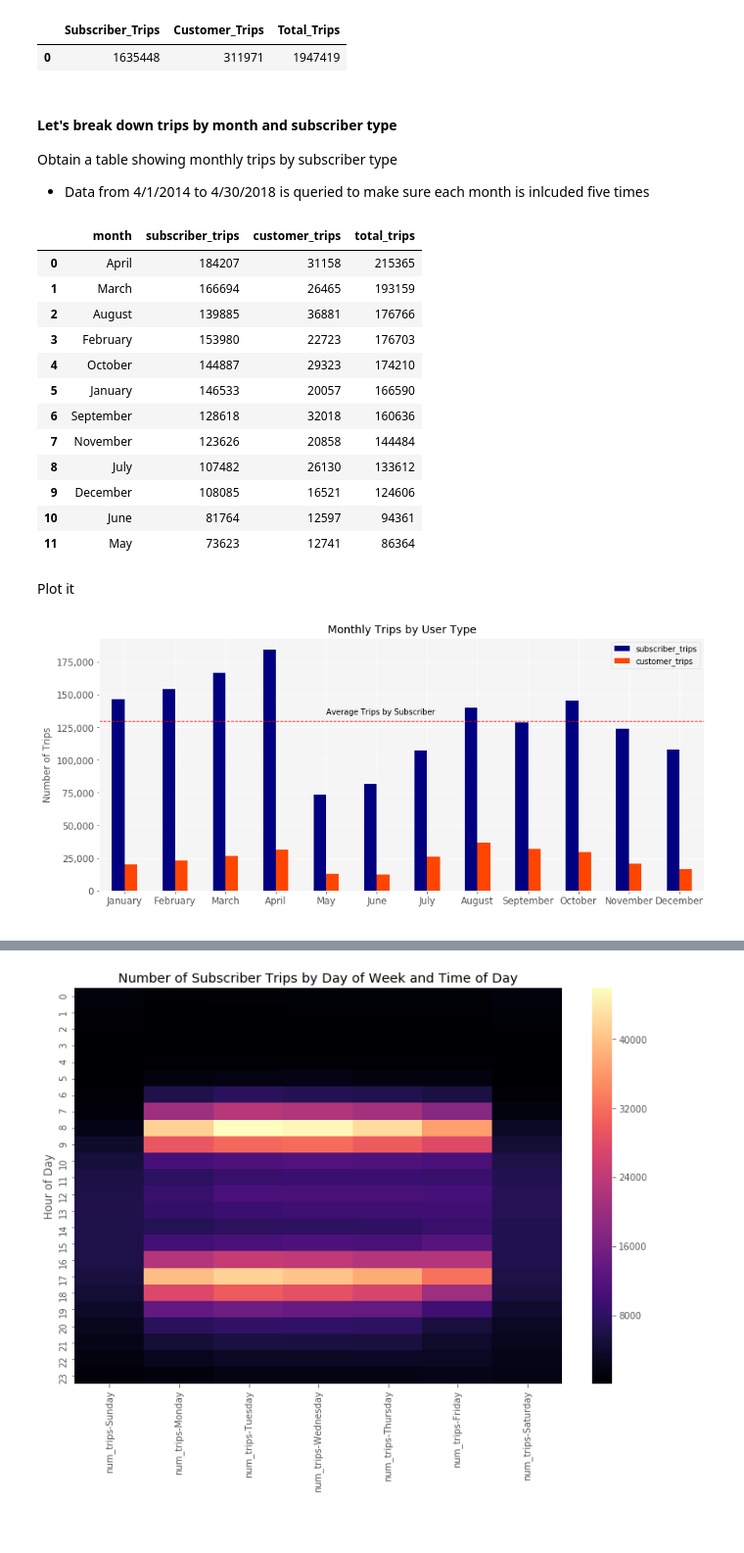
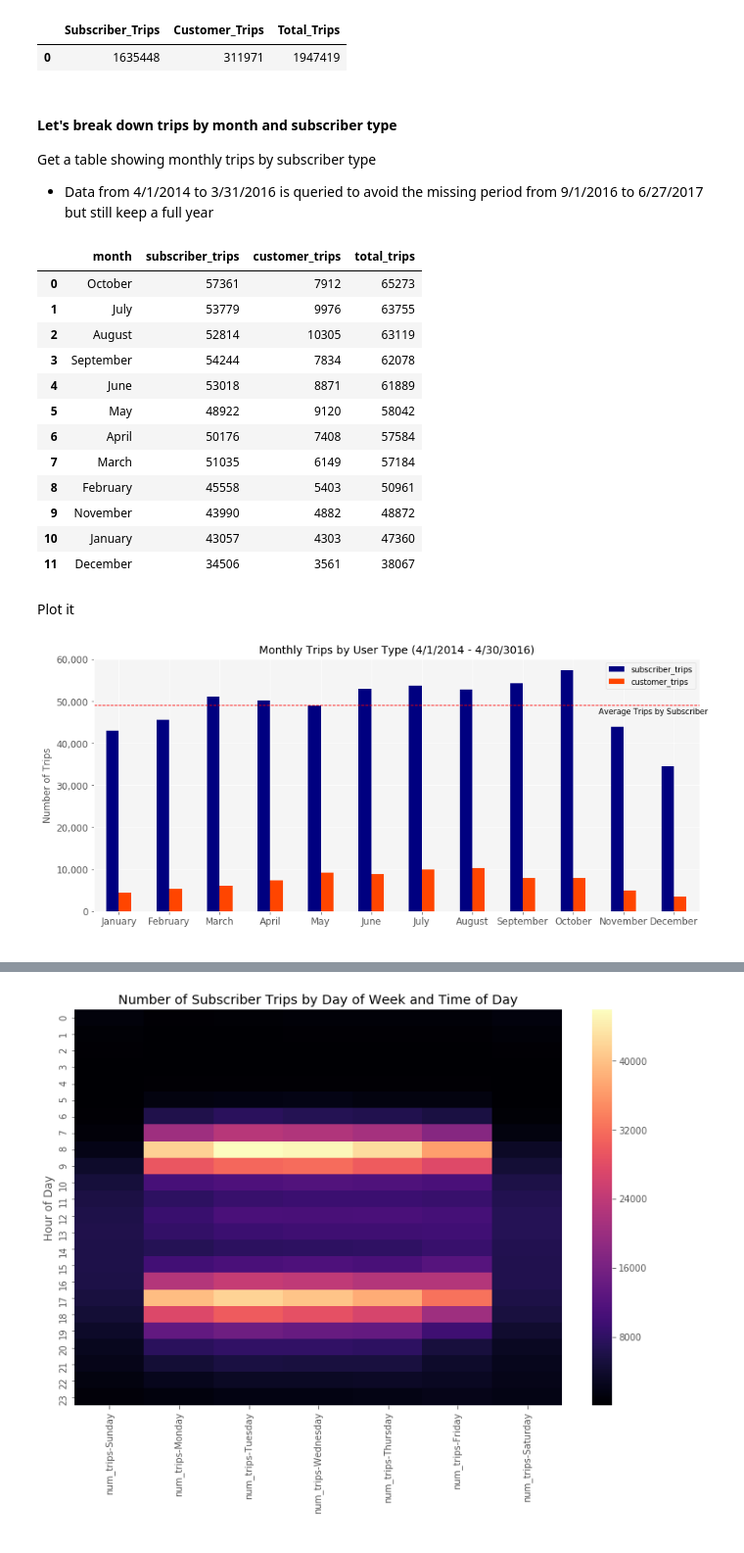
Before and after one commit to chenliny-zz/SF_Bikeshare_BigQuery, a Jupyter notebook: SF_Bikeshare_BigQuery.ipynb, the cells around one changed output, grey strips where cells are left out. Shown: that part at 98% size. Cells and saved outputs as stored; diff of their text form; code cells hidden in the pictures.

```diff
--- a/SF_Bikeshare_BigQuery.ipynb
+++ b/SF_Bikeshare_BigQuery.ipynb
@@ -176,8 +194,8 @@ FROM
 | 0 | 1635448 | 311971 | 1947419 |
 # %% [markdown]
 #### Let's break down trips by month and subscriber type
-Obtain a table showing monthly trips by subscriber type
-- Data from 4/1/2014 to 4/30/2018 is queried to make sure each month is inlcuded five times
+Get a table showing monthly trips by subscriber type
+- Data from 4/1/2014 to 3/31/2016 is queried to avoid the missing period from 9/1/2016 to 6/27/2017 but still keep a full year
 # %%
 trips_by_month_query = """
                  SELECT
@@ -193,7 +211,7 @@ trips_by_month_query = """
                       FROM
                         `bigquery-public-data.san_francisco_bikeshare.bikeshare_trips`
                       WHERE
-                        start_date >= '2014-01-01' AND start_date < '2018-05-01')
+                        start_date >= '2014-04-01' AND start_date < '2016-04-01')
                  GROUP BY
                      1
                  ORDER BY
@@ -204,49 +222,49 @@ trips_by_month = client.query(trips_by_month_query).to_dataframe()
 trips_by_month
 # %% [output]
 |  | month | subscriber_trips | customer_trips | total_trips |
-| 0 | April | 184207 | 31158 | 215365 |
-| 1 | March | 166694 | 26465 | 193159 |
-| 2 | August | 139885 | 36881 | 176766 |
-| 3 | February | 153980 | 22723 | 176703 |
-| 4 | October | 144887 | 29323 | 174210 |
-| 5 | January | 146533 | 20057 | 166590 |
-| 6 | September | 128618 | 32018 | 160636 |
-| 7 | November | 123626 | 20858 | 144484 |
-| 8 | July | 107482 | 26130 | 133612 |
-| 9 | December | 108085 | 16521 | 124606 |
-| 10 | June | 81764 | 12597 | 94361 |
-| 11 | May | 73623 | 12741 | 86364 |
+| 0 | October | 57361 | 7912 | 65273 |
+| 1 | July | 53779 | 9976 | 63755 |
+| 2 | August | 52814 | 10305 | 63119 |
+| 3 | September | 54244 | 7834 | 62078 |
+| 4 | June | 53018 | 8871 | 61889 |
+| 5 | May | 48922 | 9120 | 58042 |
+| 6 | April | 50176 | 7408 | 57584 |
+| 7 | March | 51035 | 6149 | 57184 |
+| 8 | February | 45558 | 5403 | 50961 |
+| 9 | November | 43990 | 4882 | 48872 |
+| 10 | January | 43057 | 4303 | 47360 |
+| 11 | December | 34506 | 3561 | 38067 |
 # %% [markdown]
 Plot it
 # %%
 months = ["January", "February", "March", "April", "May", "June",
           "July", "August", "September", "October", "November", "December"]
 
 trips_by_month['month'] = pd.Categorical(trips_by_month['month'], categories=months, ordered=True)
 trips_by_month.sort_values('month', inplace=True)
 
 ax = trips_by_month.set_index('month')[['subscriber_trips', 'customer_trips']].plot(
     kind='bar',
     rot=0,
     figsize=(14,6),
     color=['navy', 'orangered']
 )
 
-ax.set_title('Monthly Trips by User Type', fontsize=14)
+ax.set_title('Monthly Trips by User Type (4/1/2014 - 4/30/3016)', fontsize=14)
 ax.set_ylabel('Number of Trips')
 ax.set_xlabel(' ')
 
 fmt = '{x:,.0f}'
 ax.yaxis.set_major_formatter(mtick.StrMethodFormatter(fmt))
 
 for tick in ax.yaxis.get_major_ticks():
     tick.label.set_fontsize(12)
 for tick in ax.xaxis.get_major_ticks():
     tick.label.set_fontsize(12)
 
 ax.axhline(trips_by_month['subscriber_trips'].mean(), color='red', linestyle='dashed',linewidth=1)
-ax.text(4, 135000,'Average Trips by Subscriber', fontsize=10)
+ax.text(9.5, 47000,'Average Trips by Subscriber', fontsize=10)
 
 pass
 # %% [output]
-[figure, old version]
+[figure, new version]
```
Also changed, not shown: parts of 85 cells of this notebook.
